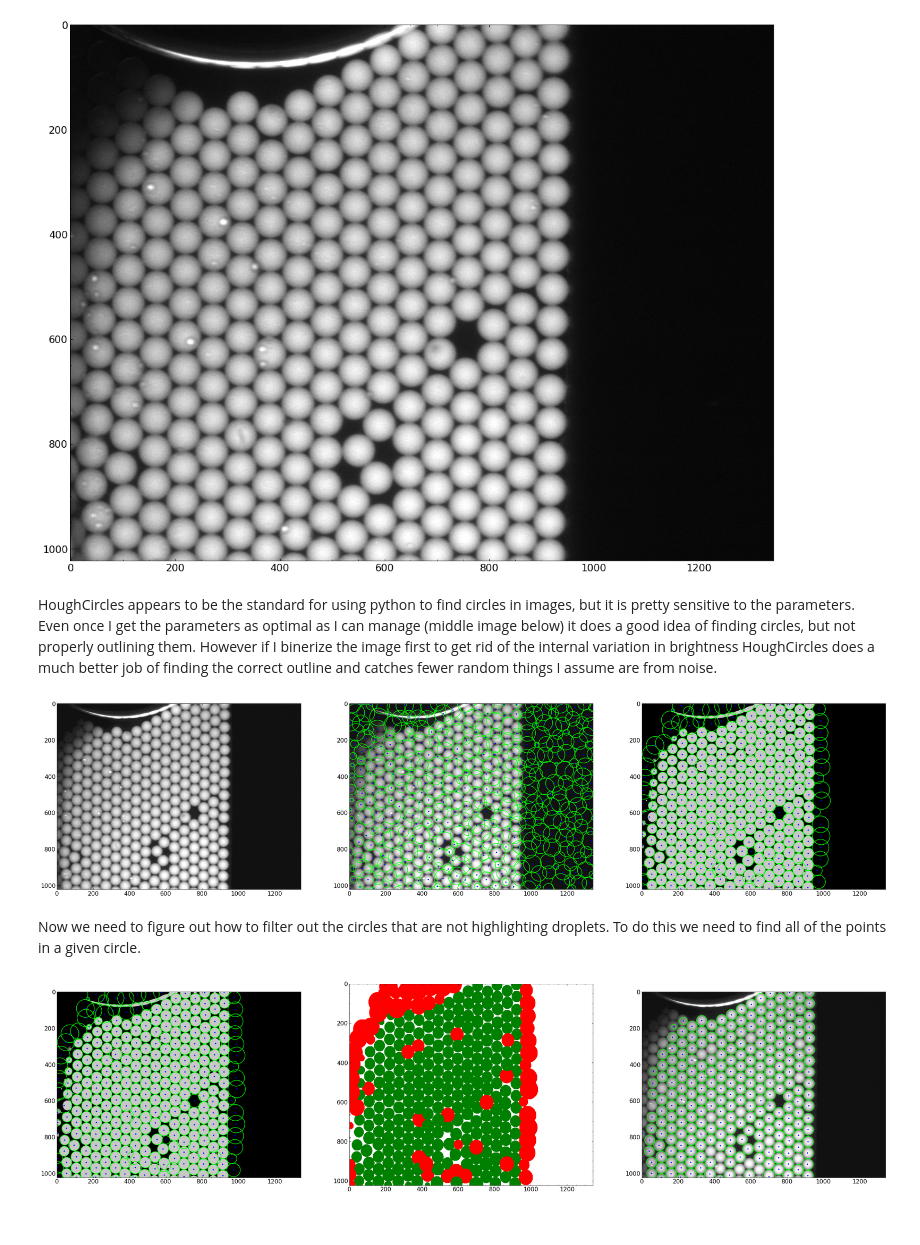
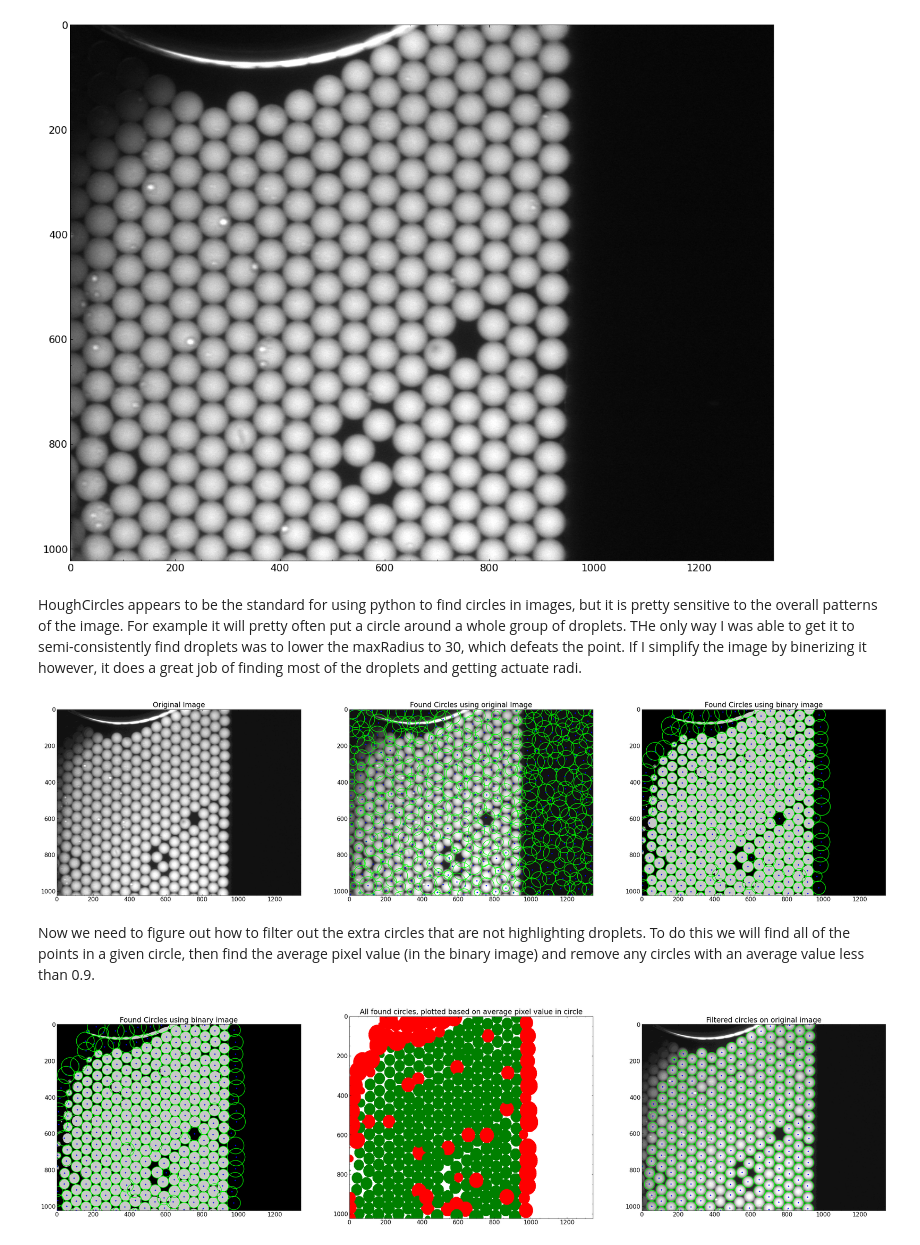
Before and after one commit to Fygenson-Lab/Droplet-Image-Analysis, a Jupyter notebook: droplet_finder_workbook.ipynb, the cells around one changed output. Drawn from its saved outputs; the diff is of its cells as text; code cells hidden in the pictures.

```diff
--- a/droplet_finder_workbook.ipynb
+++ b/droplet_finder_workbook.ipynb
@@ -22,47 +22,57 @@ ax.imshow(image, cmap = 'gray')
 plt.show()
 # %% [output]
 [figure]
-# %% [markdown]
-HoughCircles appears to be the standard for using python to find circles in images, but it is pretty sensitive to the parameters. Even once I get the parameters as optimal as I can manage (middle image below) it does a good idea of finding circles, but not properly outlining them. However if I binerize the image first to get rid of the internal variation in brightness HoughCircles does a much better job of finding the correct outline and catches fewer random things I assume are from noise.
+# %% [markdown]
+HoughCircles appears to be the standard for using python to find circles in images, but it is pretty sensitive to the overall patterns of the image. For example it will pretty often put a circle around a whole group of droplets. THe only way I was able to get it to semi-consistently find droplets was to lower the maxRadius to 30, which defeats the point. If I simplify the image by binerizing it however, it does a great job of finding most of the droplets and getting actuate radi.
 # %%
 def find_bright_pixels(cutoff, pixel_value):
     if pixel_value > cutoff:
         return 1 #bright pixel
     else:
         return 0 #not bright pixel
 
 find_bright_pixels = np.vectorize(find_bright_pixels, excluded=[0])
 
+#load the image in a format compatible with HoughCircles
 image = cv.imread('{}\\20220818\example_image.tif'.format(image_dir), 0)
 
+#create a color version of the gray scale image to be able to plot circles over
 color_img = cv.cvtColor(image,cv.COLOR_GRAY2BGR) * 17
+#find circles using a Hough transform
 circles = cv.HoughCircles(image, cv.HOUGH_GRADIENT, dp =1, minDist = 50, param1=1, param2=1, maxRadius = 50)
 circles = np.uint16(np.around(circles))
 
-for i in circles[0,:]:
-    cv.circle(color_img,(i[0],i[1]),i[2],(0,255,0),2)
-    cv.circle(color_img,(i[0],i[1]),2,(0,0,255),3)
+for i in circles[0,:]: #for each found circle
+    cv.circle(color_img,(i[0],i[1]),i[2],(0,255,0),2) #add a green outline to the color image
+    cv.circle(color_img,(i[0],i[1]),2,(0,0,255),3) #add a blue center point to the color image
 
+#binerize the image and find cicrles in the new image
 th, bin_image = cv.threshold(image, 6, 1, cv.THRESH_BINARY)
 bin_color_img = cv.cvtColor(bin_image,cv.COLOR_GRAY2BGR) *200
 bin_circles = cv.HoughCircles(bin_image, cv.HOUGH_GRADIENT, dp =1, minDist = 50, param1=1, param2=1, maxRadius = 50)
 bin_circles = np.uint16(np.around(bin_circles))
+
 for i in bin_circles[0,:]:
     cv.circle(bin_color_img,(i[0],i[1]),i[2],(0,255,0),2)
     cv.circle(bin_color_img,(i[0],i[1]),2,(0,0,255),3)
 
 fig, axs = plt.subplots(1, 3, figsize = (40,20))
 axs[0].imshow(image, cmap = 'gray')
+axs[0].set_title('Original Image')
 axs[1].imshow(color_img, cmap = 'gray')
+axs[1].set_title('Found Circles using original Image')
 axs[2].imshow(bin_color_img, cmap = 'gray')
+axs[2].set_title('Found Circles using binary image')
 
 plt.show()
 # %% [output]
-[figure, old version]
+[figure, new version]
 # %% [markdown]
-Now we need to figure out how to filter out the circles that are not highlighting droplets. To do this we need to find all of the points in a given circle.
+Now we need to figure out how to filter out the extra circles that are not highlighting droplets. To do this we will find all of the points in a given circle, then find the average pixel value (in the binary image) and remove any circles with an average value less than 0.9.
 # %%
 def find_pixels_in_circle(cir_par):
+    #returns a list of points inside a circle with a given center point and radius
+    #does not include any points which are off the edge of the image
     points = []
     cx, cy, r = cir_par
     for y in range(-1 *  r, +r+1):
@@ -77,21 +87,14 @@ def find_pixels_in_circle(cir_par):
                 points.append([x,y])
     return points
 
-th, bin_image = cv.threshold(image, 6, 1, cv.THRESH_BINARY)
-bin_color_img = cv.cvtColor(bin_image,cv.COLOR_GRAY2BGR) *200
-color_img = cv.cvtColor(image,cv.COLOR_GRAY2BGR) * 17
-bin_circles = cv.HoughCircles(bin_image, cv.HOUGH_GRADIENT, dp =1, minDist = 50, param1=1, param2=1, maxRadius = 50)
-bin_circles = np.uint16(bin_circles)
+color_img = cv.cvtColor(image,cv.COLOR_GRAY2BGR) * 17 #regen a new color image to plot the filtered circles on
 
 fig, axs = plt.subplots(1, 3, figsize = (40,10))
 
 radi = []
-for i in bin_circles[0,:]:
-    cv.circle(bin_color_img,(i[0],i[1]),i[2],(0,255,0),2)
-    cv.circle(bin_color_img,(i[0],i[1]),2,(0,0,255),3)
-    points = find_pixels_in_circle(i)
-
-    values = [bin_image[point[1], point[0]] for point in points]
+for i in bin_circles[0,:]: #for each found circle
+    points = find_pixels_in_circle(i) #list off all points in the circle
+    values = [bin_image[point[1], point[0]] for point in points] #list of pixel vales in the binary image at those points
     if np.mean(values) > 0.9:
         axs[1].scatter([point[0] for point in points],[point[1] for point in points], color = 'green', s=1)
         cv.circle(color_img,(i[0],i[1]),i[2],(0,255,0),2)
@@ -101,14 +104,17 @@ for i in bin_circles[0,:]:
         axs[1].scatter([point[0] for point in points],[point[1] for point in points], color = 'red', s=1)
 
 axs[0].imshow(bin_color_img, cmap = 'gray')
+axs[0].set_title('Found Circles using binary image')
 axs[2].imshow(color_img, cmap = 'gray')
+axs[2].set_title('Filtered circles on original image')
+axs[1].set_title('All found circles, plotted based on average pixel value in circle')
 axs[1].set_xlim(0, 1344)
 axs[1].set_ylim(0, 1024)
 axs[1].invert_yaxis()
 
 plt.show()
 # %% [output]
-[figure, old version]
+[figure, new version]
 # %%
 print(radi)
 plt.hist(radi)
```
Also changed, not shown: parts of 2 cells of this notebook.
